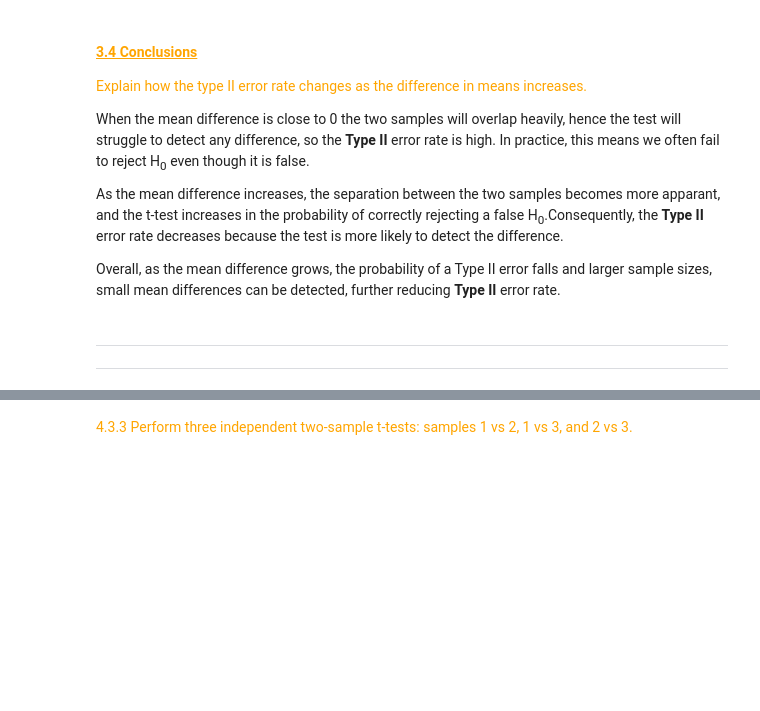
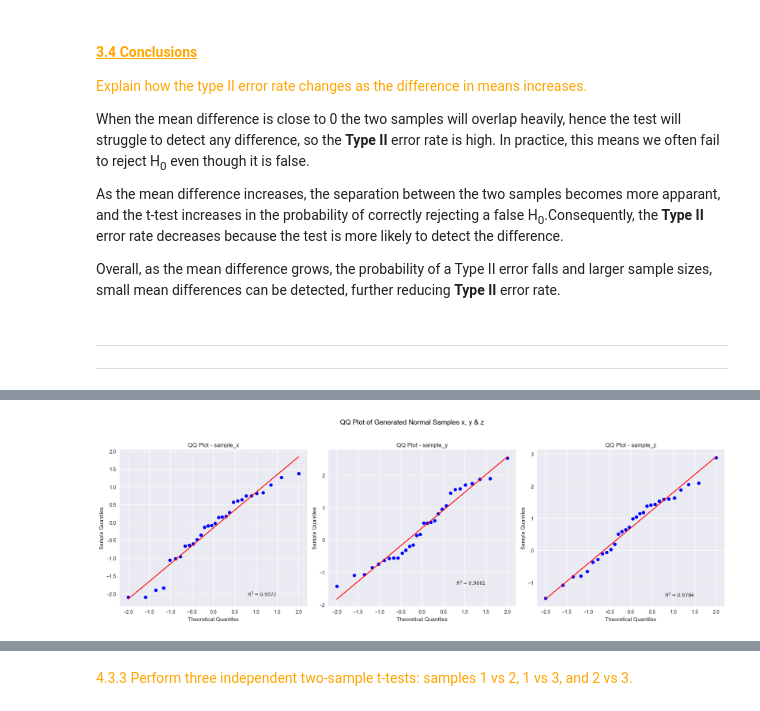
Before and after one commit to Laura6826/applied-statistics-8651, a Jupyter notebook: problems.ipynb, the cells around one changed output, grey strips where cells are left out. Drawn from its saved outputs; the diff is of its cells as text; code cells hidden in the pictures; blank space fills up the shorter version.

Commit message:
P4 data generated and ANOVA complete

```diff
--- a/problems.ipynb
+++ b/problems.ipynb
@@ -1146,0 +1160,10 @@ Write a short note on why ANOVA is preferred over running several t-tests.
+# %%
+# Sample data generation
+# First sample.
+sample_x = rng.normal(loc=0, scale=1.0, size=30)
+
+# Second sample.
+sample_y = rng.normal(loc=0.5, scale=1.0, size=30)
+
+# Third sample.
+sample_z = rng.normal(loc=1.0, scale=1.0, size=30)
@@ -1146,0 +1178,30 @@ Write a short note on why ANOVA is preferred over running several t-tests.
+# %%
+# Set up the figure and axes for three QQ plots side by side
+fig, axes = plt.subplots(1, 3, figsize=(18, 6))
+
+# Create QQ plots for each sample
+# probplot returns (theoretical quantiles, ordered values)
+# Reference: https://docs.scipy.org/doc/scipy/reference/generated/scipy.stats.probplot.html
+stats.probplot(sample_x, dist="norm", plot=axes[0], rvalue=True)
+axes[0].set_title("QQ Plot - sample_x")
+axes[0].set_xlabel("Theoretical Quantiles")
+axes[0].set_ylabel("Sample Quantiles")
+
+stats.probplot(sample_y, dist="norm", plot=axes[1], rvalue=True)
+axes[1].set_title("QQ Plot - sample_y")
+axes[1].set_xlabel("Theoretical Quantiles")
+axes[1].set_ylabel("Sample Quantiles")
+
+stats.probplot(sample_z, dist="norm", plot=axes[2], rvalue=True)
+axes[2].set_title("QQ Plot - sample_z")
+axes[2].set_xlabel("Theoretical Quantiles")
+axes[2].set_ylabel("Sample Quantiles")
+
+# Add a super-title for the whole figure
+fig.suptitle("QQ Plot of Generated Normal Samples x, y & z", fontsize=14, color="black")
+
+# Adjust layout and show
+plt.tight_layout(rect=[0, 0, 1, 0.95])  # leave space for suptitle
+plt.show()
+# %% [output]
+[figure, added]
```
Also changed, not shown: parts of 31 cells of this notebook.
